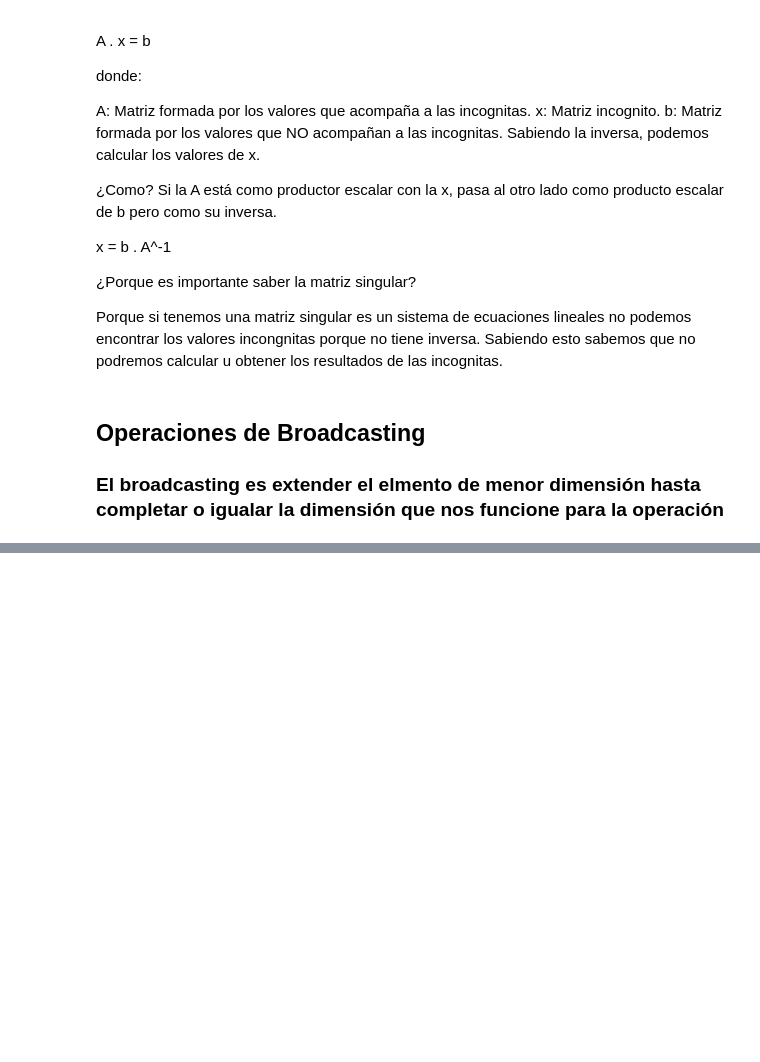
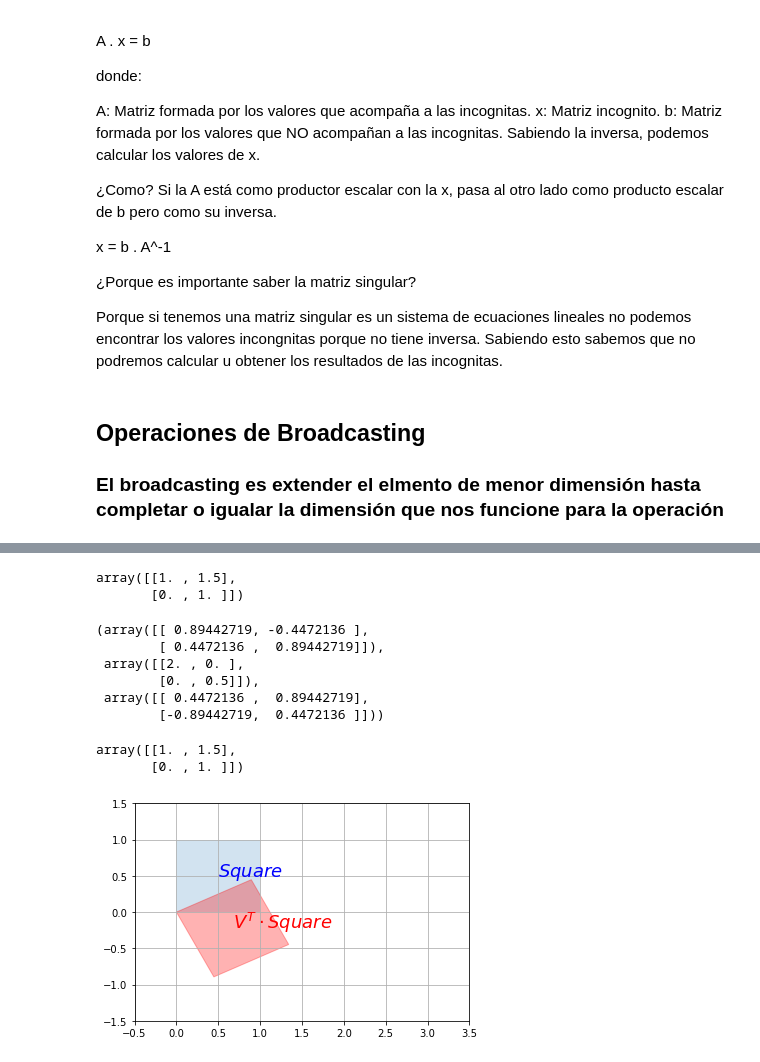
Before and after one commit to devfmx/master-data-ai, a Jupyter notebook: Kata Intro to AI/Intro_LinearAlgebra/LinarAlgebra.ipynb, the cells around one changed output, grey strips where cells are left out. Drawn from its saved outputs; the diff is of its cells as text; code cells hidden in the pictures; blank space fills up the shorter version.

```diff
--- a/Kata Intro to AI/Intro_LinearAlgebra/LinarAlgebra.ipynb
+++ b/Kata Intro to AI/Intro_LinearAlgebra/LinarAlgebra.ipynb
@@ -554,0 +909,46 @@ plt.imshow(lum_img, cmap="hot")
+# %%
+proof = np.array([[1, 1.5],[0, 1]])
+proof
+# %% [output]
+array([[1. , 1.5],
+       [0. , 1. ]])
+# %%
+U, D, V = np.linalg.svd(proof)
+diagonal = np.diag(D)
+U, diagonal, V
+# %% [output]
+(array([[ 0.89442719, -0.4472136 ],
+        [ 0.4472136 ,  0.89442719]]),
+ array([[2. , 0. ],
+        [0. , 0.5]]),
+ array([[ 0.4472136 ,  0.89442719],
+        [-0.89442719,  0.4472136 ]]))
+# %%
+U.dot(diagonal).dot(V)
+# %% [output]
+array([[1. , 1.5],
+       [0. , 1. ]])
+# %%
+from matplotlib.patches import Polygon
+def plot_transformation(P_before, P_after, text_before, text_after, axis = [0, 5, 0, 4], arrows=False):
+    if arrows:
+        for vector_before, vector_after in zip(P_before.T, P_after.T):
+            plot_vector2d(vector_before, color="blue", linestyle="--")
+            plot_vector2d(vector_after, color="red", linestyle="-")
+    plt.gca().add_artist(Polygon(P_before.T, alpha=0.2))
+    plt.gca().add_artist(Polygon(P_after.T, alpha=0.3, color="r"))
+    plt.text(P_before[0].mean(), P_before[1].mean(), text_before, fontsize=18, color="blue")
+    plt.text(P_after[0].mean(), P_after[1].mean(), text_after, fontsize=18, color="red")
+    plt.axis(axis)
+    plt.grid()
+# %%
+Square = np.array([
+        [0, 0, 1, 1],
+        [0, 1, 1, 0]
+    ])
+# %%
+plot_transformation(Square, V.dot(Square), "$Square$", "$V^T \cdot Square$",
+                    axis=[-0.5, 3.5 , -1.5, 1.5])
+plt.show()
+# %% [output]
+[figure, added]
```
Also changed, not shown: parts of 42 cells of this notebook.
